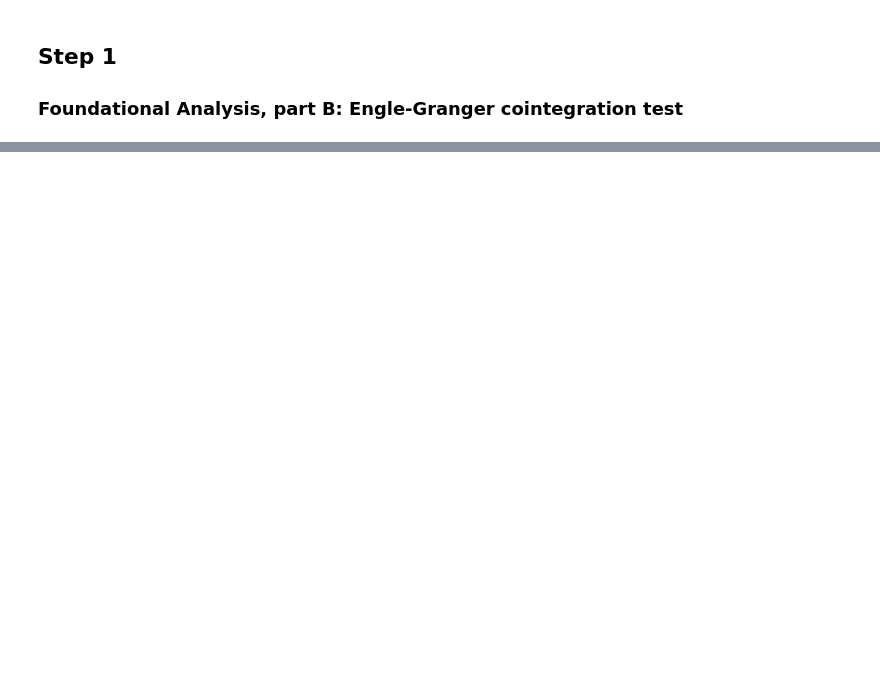
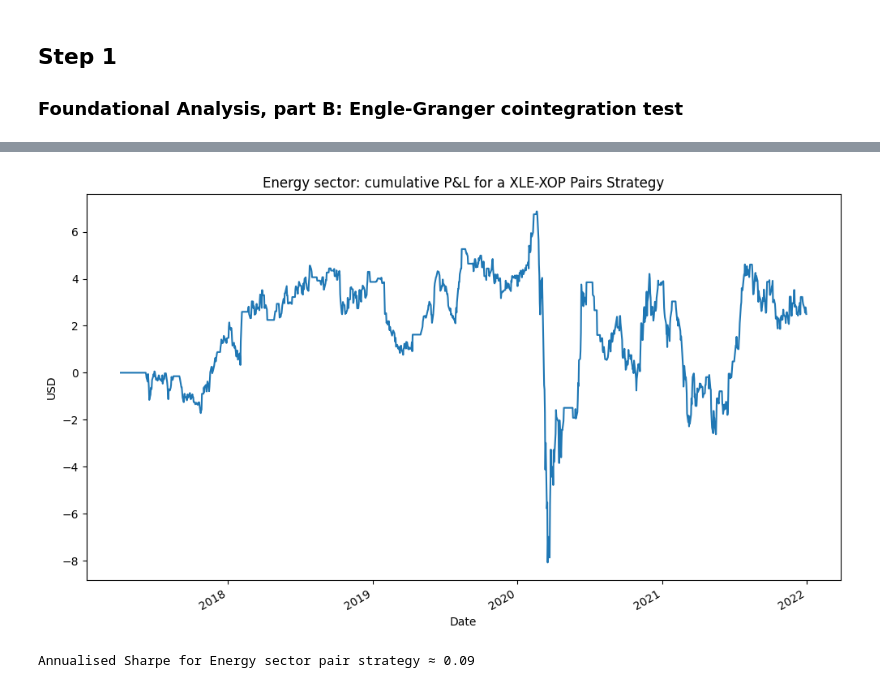
Before and after one commit to George-Creekbed/capstone_review, a Jupyter notebook: step1b.ipynb, the cells around one changed output, grey strips where cells are left out. Drawn from its saved outputs; the diff is of its cells as text; code cells hidden in the pictures; blank space fills up the shorter version.

```diff
--- a/step1b.ipynb
+++ b/step1b.ipynb
@@ -47,0 +124,37 @@ rets
+# %%
+# Signal
+roll_window = 63 # trimestral
+zscore_energy = (spread_energy - spread_energy.rolling(roll_window).mean()) / spread_energy.rolling(roll_window).std()
+long_entry  = zscore_energy <= -2
+short_entry = zscore_energy >=  2
+exit        = zscore_energy.abs() < 0.5
+
+position_energy = np.where(long_entry,
+    1,
+    np.where(short_entry,
+        -1,
+        np.nan
+    )
+)
+position_energy = pd.Series(position_energy, index=prices.index).ffill().where(~exit, 0).iloc[roll_window:]
+position_energy = position_energy.fillna(0)		# fills string of initial na (before first trade) to 0
+position_energy.name = "Spread Position"
+# position_energy
+# %%
+# Strategy returns
+spread_returns = spread_energy.iloc[roll_window:].diff()
+strategy_ret = position_energy.shift() * spread_returns
+cum_pnl_energy = strategy_ret.cumsum()
+cum_pnl_energy.name = "PnL Energy pair"
+
+# Results
+fig, ax = plt.subplots()
+cum_pnl_energy.plot(ax=ax, title="Energy sector: cumulative P&L for a XLE-XOP Pairs Strategy")
+ax.set_ylabel("USD")
+plt.show()
+
+annual_sharpe_energy = (strategy_ret.mean() / strategy_ret.std()) * np.sqrt(252)
+print(f"Annualised Sharpe for Energy sector pair strategy ≈ {annual_sharpe_energy:.2f}")
+# %% [output]
+[figure, added]
+Annualised Sharpe for Energy sector pair strategy ≈ 0.09
```
Also changed, not shown: parts of 39 cells of this notebook.
